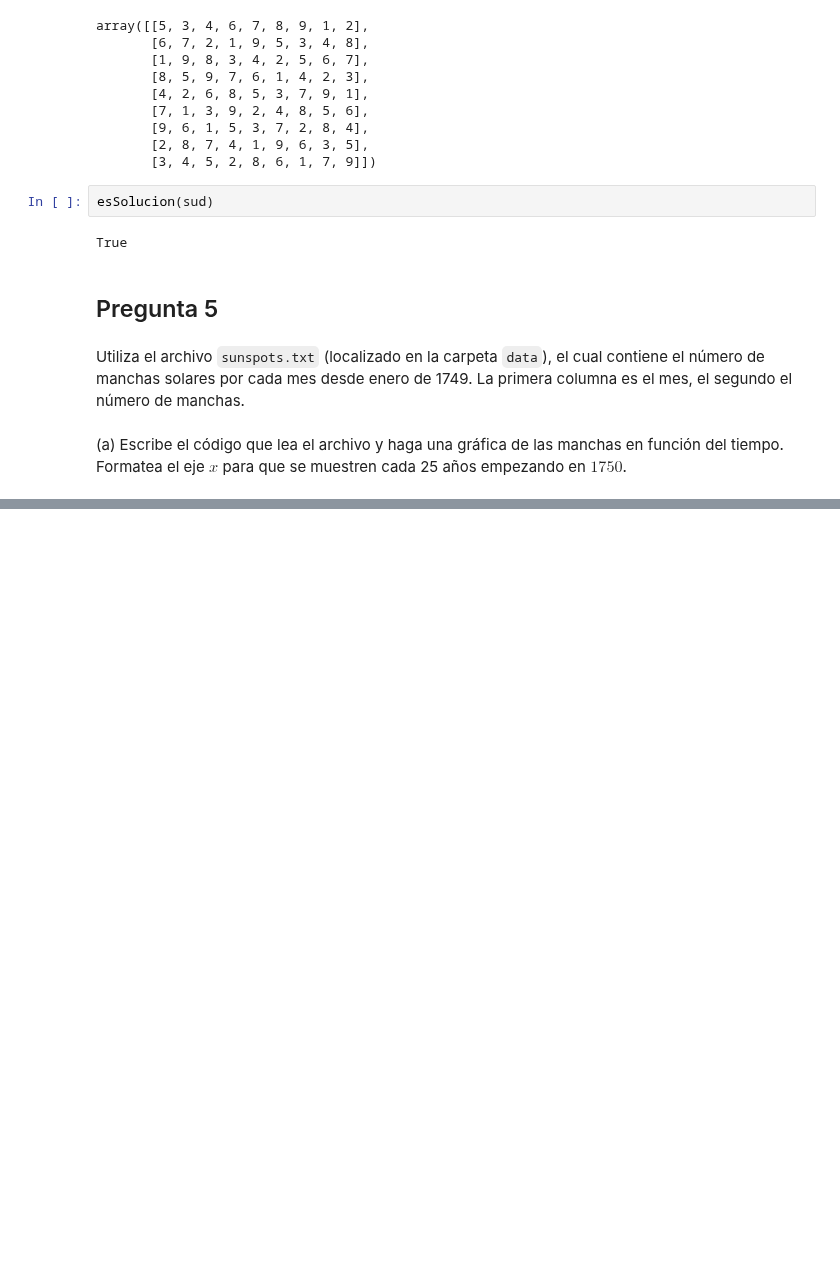
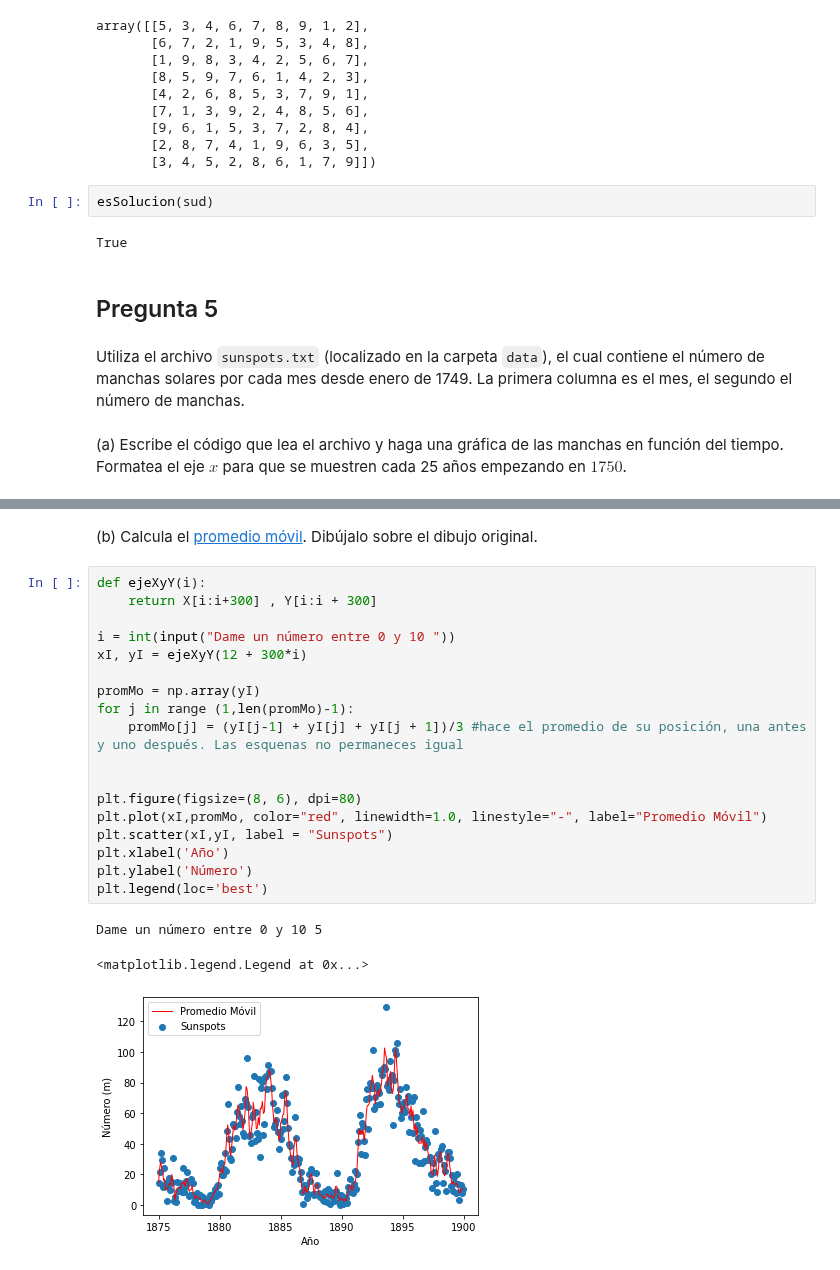
Before and after one commit to jesusigarmor/Matematicas-computacionales-fall2020, a Jupyter notebook: alumnos/dianaespinosar/Numpy_tarea.ipynb, the cells around one changed output, grey strips where cells are left out. Saved outputs shown, nothing was run; the diff lists cells and outputs as text; blank space fills up the shorter version.

```diff
--- a/alumnos/dianaespinosar/Numpy_tarea.ipynb
+++ b/alumnos/dianaespinosar/Numpy_tarea.ipynb
@@ -318,0 +352,24 @@ Utiliza el archivo `sunspots.txt` (localizado en la carpeta `data`), el cual con
+# %% [markdown]
+(b) Calcula el [promedio móvil](http://en.wikipedia.org/wiki/Moving_average). Dibújalo sobre el dibujo original.
+# %%
+def ejeXyY(i):
+    return X[i:i+300] , Y[i:i + 300]
+
+i = int(input("Dame un número entre 0 y 10 "))
+xI, yI = ejeXyY(12 + 300*i)
+
+promMo = np.array(yI)
+for j in range (1,len(promMo)-1):
+    promMo[j] = (yI[j-1] + yI[j] + yI[j + 1])/3 #hace el promedio de su posición, una antes y uno después. Las esquenas no permaneces igual
+
+
+plt.figure(figsize=(8, 6), dpi=80)
+plt.plot(xI,promMo, color="red", linewidth=1.0, linestyle="-", label="Promedio Móvil")
+plt.scatter(xI,yI, label = "Sunspots")
+plt.xlabel('Año')
+plt.ylabel('Número')
+plt.legend(loc='best')
+# %% [output]
+Dame un número entre 0 y 10 5
+<matplotlib.legend.Legend at 0x...>
+[figure, added]
```
Also changed, not shown: parts of 10 cells of this notebook, 3 other files.
